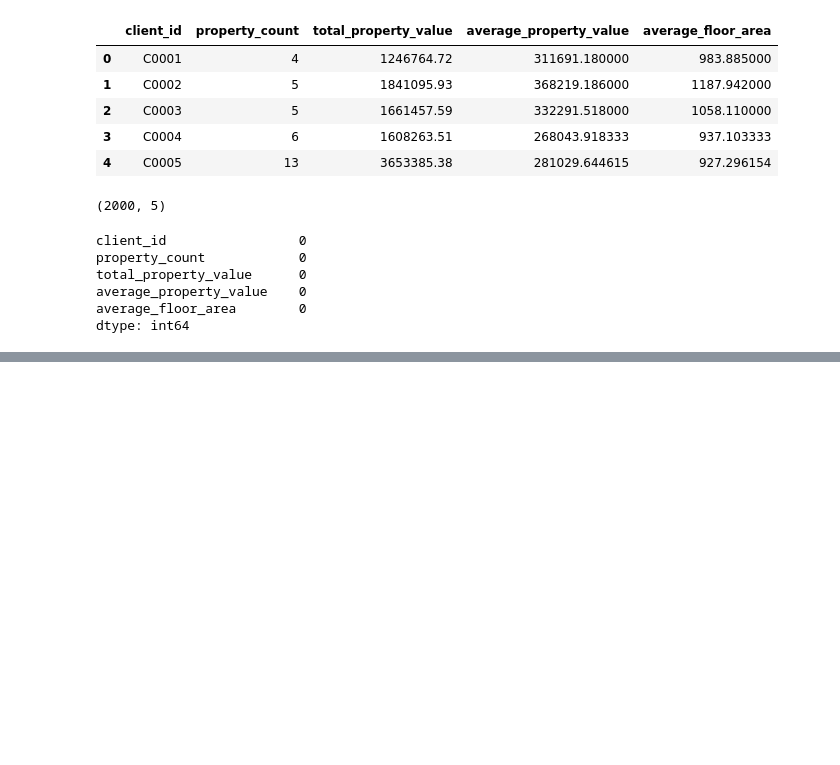
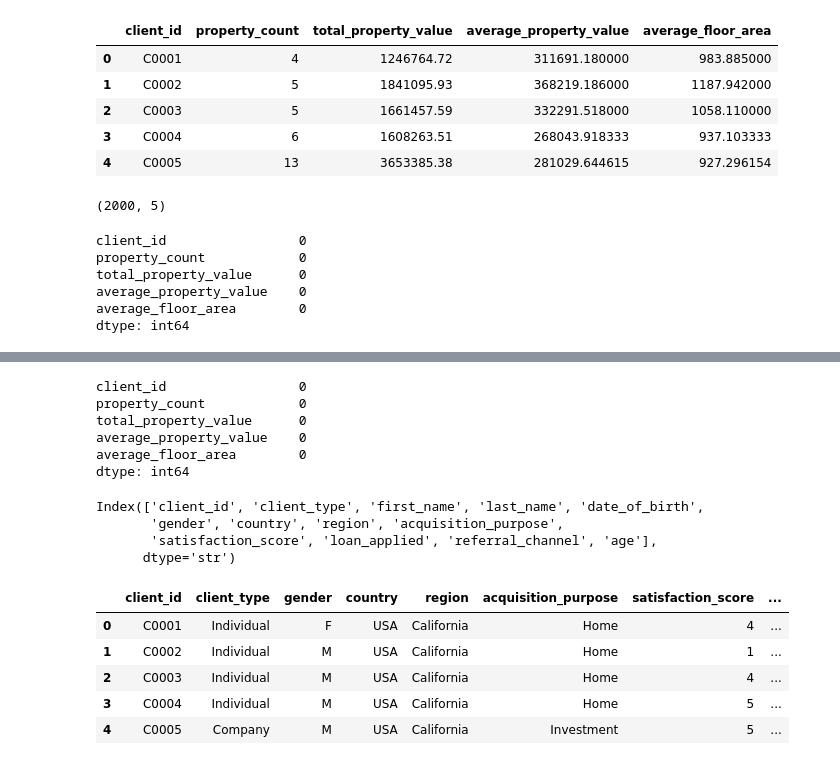
Before and after one commit to Dvnsh-coder/real-estate-ml-project, a Jupyter notebook: notebook/03_Data_Integration_Feature_Engineering.ipynb, the cells around one changed output, grey strips where cells are left out. Saved outputs shown, nothing was run; the diff lists cells and outputs as text; code cells hidden in the pictures; blank space fills up the shorter version.

```diff
--- a/notebook/03_Data_Integration_Feature_Engineering.ipynb
+++ b/notebook/03_Data_Integration_Feature_Engineering.ipynb
@@ -281,0 +355,40 @@ dtype: int64
+# %%
+client_features.isnull().sum()
+# %% [output]
+client_id                 0
+property_count            0
+total_property_value      0
+average_property_value    0
+average_floor_area        0
+dtype: int64
+# %%
+clients_df.columns
+# %% [output]
+Index(['client_id', 'client_type', 'first_name', 'last_name', 'date_of_birth',
+       'gender', 'country', 'region', 'acquisition_purpose',
+       'satisfaction_score', 'loan_applied', 'referral_channel', 'age'],
+      dtype='str')
+# %%
+client_info = clients_df[
+    [
+        'client_id',
+        'client_type',
+        'gender',
+        'country',
+        'region',
+        'acquisition_purpose',
+        'satisfaction_score',
+        'loan_applied',
+        'referral_channel',
+        'age'
+    ]
+]
+
+client_info.head()
+# %% [output]
+|  | client_id | client_type | gender | country | region | acquisition_purpose | satisfaction_score | ... |
+| 0 | C0001 | Individual | F | USA | California | Home | 4 | ... |
+| 1 | C0002 | Individual | M | USA | California | Home | 1 | ... |
+| 2 | C0003 | Individual | M | USA | California | Home | 4 | ... |
+| 3 | C0004 | Individual | M | USA | California | Home | 5 | ... |
+| 4 | C0005 | Company | M | USA | California | Investment | 5 | ... |
```
Also changed, not shown: parts of 22 cells of this notebook.
